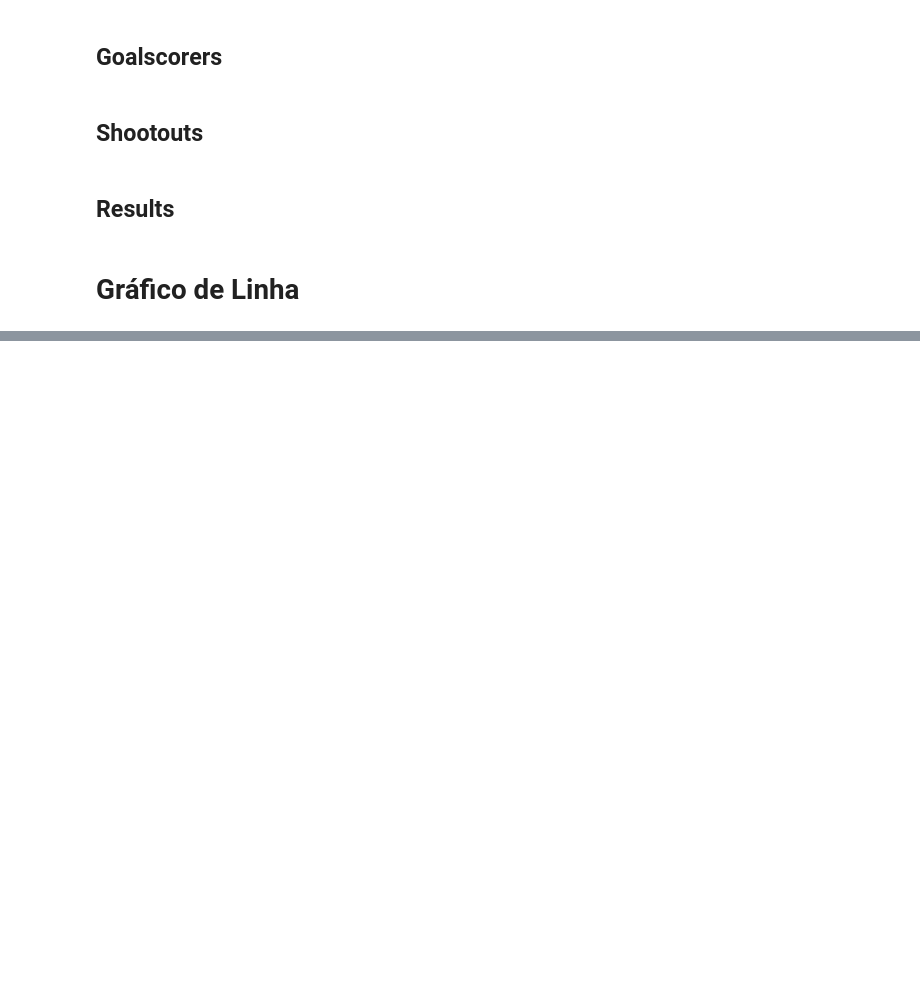
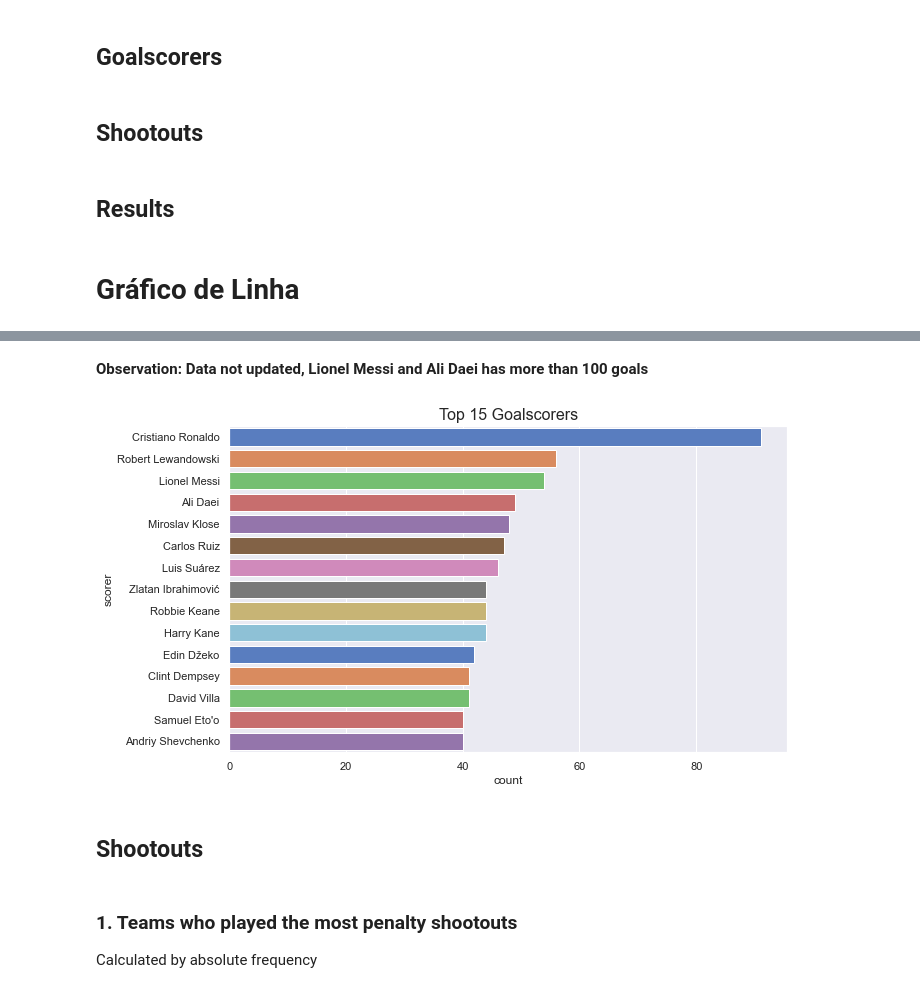
Before and after one commit to ryann-arruda/python-data-analysis, a Jupyter notebook: Data_Visualization.ipynb, the cells around one changed output, grey strips where cells are left out. Cells and saved outputs as stored; diff of their text form; code cells hidden in the pictures; blank space fills up the shorter version.

```diff
--- a/Data_Visualization.ipynb
+++ b/Data_Visualization.ipynb
@@ -77,0 +372,5 @@ results
+# %%
+# Calculate absolute frequency of wins
+goalscorers_count = goalscorers.scorer.value_counts().to_frame().reset_index()
+goalscorers_count.rename(columns={'index': 'scorer', 'scorer':'count'}, inplace=True)
+goalscorers_count.head()
@@ -77,0 +384,20 @@ results
+# %% [markdown]
+**Observation: Data not updated, Lionel Messi and Ali Daei has more than 100 goals**
+# %%
+# Visualization
+plt.figure(figsize=(10,6))
+ax = sns.barplot(data=goalscorers_count.head(15), x='count', y='scorer', palette='muted')
+ax.set_title("Top 15 Goalscorers", size=16)
+
+
+# Show
+plt.show()
+# %% [output]
+[figure, added]
+# %% [markdown]
+## **Shootouts**
+# %% [markdown]
+### **1. Teams who played the most penalty shootouts**
+
+
+Calculated by absolute frequency
```
Also changed, not shown: parts of 40 cells of this notebook.
